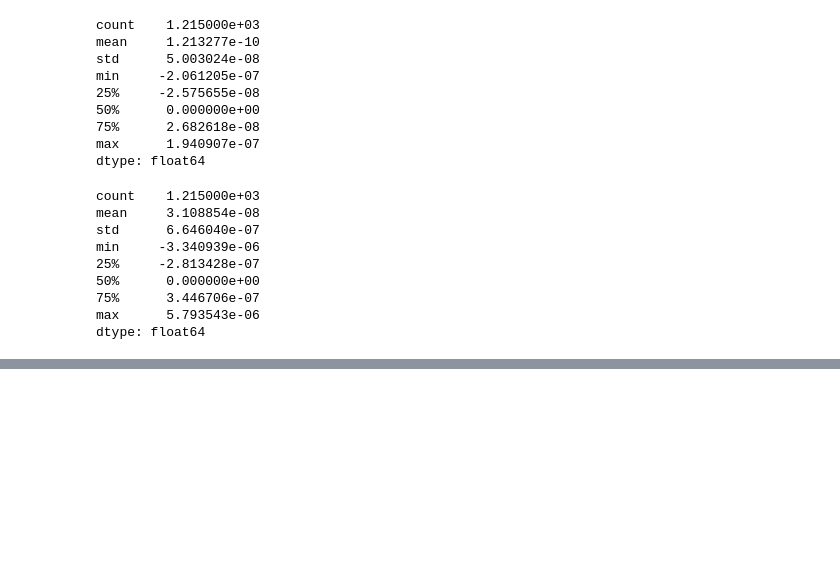
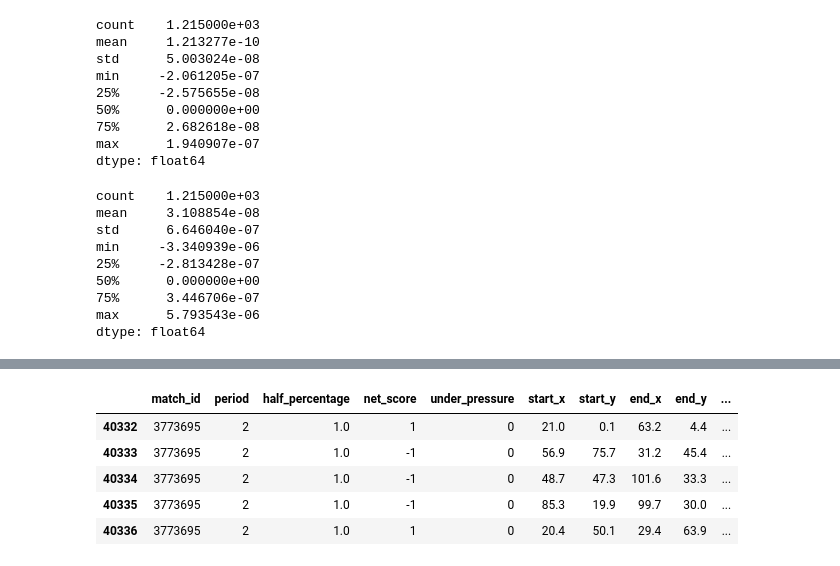
Before and after one commit to charalampisandreou/xPass-Project, a Jupyter notebook: notebooks/week3_etl_pipeline.ipynb, the cells around one changed output, grey strips where cells are left out. Cells and saved outputs as stored; diff of their text form; code cells hidden in the pictures; blank space fills up the shorter version.

Commit message:
feat: implement multi-match ingestion loop and system path resolution

```diff
--- a/notebooks/week3_etl_pipeline.ipynb
+++ b/notebooks/week3_etl_pipeline.ipynb
@@ -663,0 +598,37 @@ print(df_pass[['team', 'period', 'minute', 'half_percentage', 'net_score']].iloc
+# %%
+import sys
+import os
+import glob
+import pandas as pd
+
+# 1. PATH FIX: Tell Python to look one folder up (the project root) to find 'src'
+sys.path.append(os.path.abspath('..'))
+
+# Import your production pipeline engine package
+from src.pipeline import process_match_json
+
+# 1. Discover all local match paths using wildcard scanning
+match_files = glob.glob("../data/raw/*.json")
+print(f"Directory Scanner found {len(match_files)} local match JSON files ready for ingestion.")
+
+# 2. Execute the batch iteration loop
+processed_dataframes = []
+
+for idx, file_path in enumerate(match_files):
+    try:
+        # Pass file straight to the engine room
+        match_df = process_match_json(file_path)
+        processed_dataframes.append(match_df)
+
+        if (idx + 1) % 10 == 0 or (idx + 1) == len(match_files):
+            print(f"Ingestion progress: Compiled {idx + 1}/{len(match_files)} matches...")
+
+    except Exception as e:
+        print(f"❌ Error compiling file path {file_path}: {str(e)}")
+
+# 3. Horizontally stack all data arrays into a single unified training corpus
+final_training_corpus = pd.concat(processed_dataframes, ignore_index=True)
+
+# Check our final numbers!
+print("\n✅ Master compilation successful!")
+print(f"Total dataset size: {final_training_corpus.shape[0]} passes across {final_training_corpus.shape[1]} columns.")
@@ -663,0 +644,9 @@ print(df_pass[['team', 'period', 'minute', 'half_percentage', 'net_score']].iloc
+# %%
+final_training_corpus.tail()
+# %% [output]
+|  | match_id | period | half_percentage | net_score | under_pressure | start_x | start_y | end_x | end_y | ... |
+| 40332 | 3773695 | 2 | 1.0 | 1 | 0 | 21.0 | 0.1 | 63.2 | 4.4 | ... |
+| 40333 | 3773695 | 2 | 1.0 | -1 | 0 | 56.9 | 75.7 | 31.2 | 45.4 | ... |
+| 40334 | 3773695 | 2 | 1.0 | -1 | 0 | 48.7 | 47.3 | 101.6 | 33.3 | ... |
+| 40335 | 3773695 | 2 | 1.0 | -1 | 0 | 85.3 | 19.9 | 99.7 | 30.0 | ... |
+| 40336 | 3773695 | 2 | 1.0 | 1 | 0 | 20.4 | 50.1 | 29.4 | 63.9 | ... |
```
Also changed, not shown: parts of 38 cells of this notebook.
